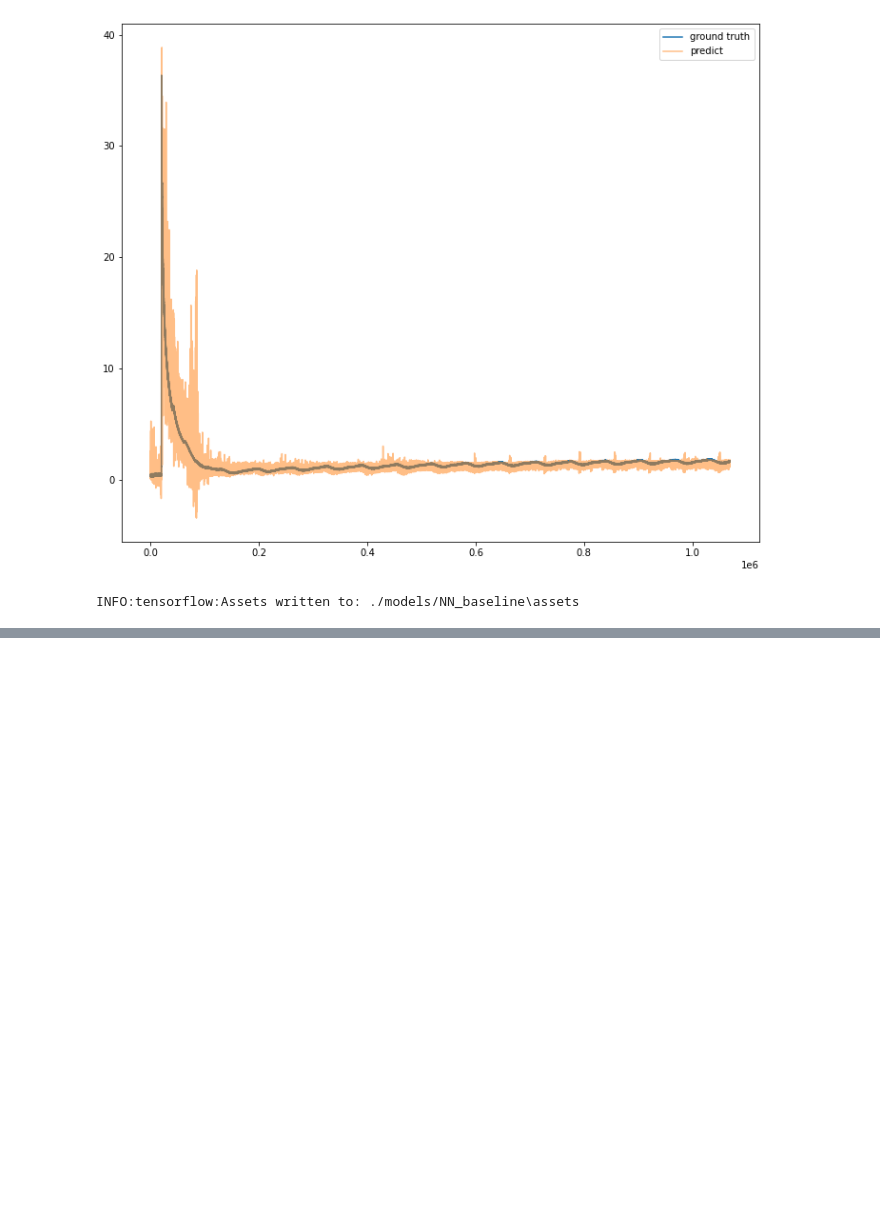
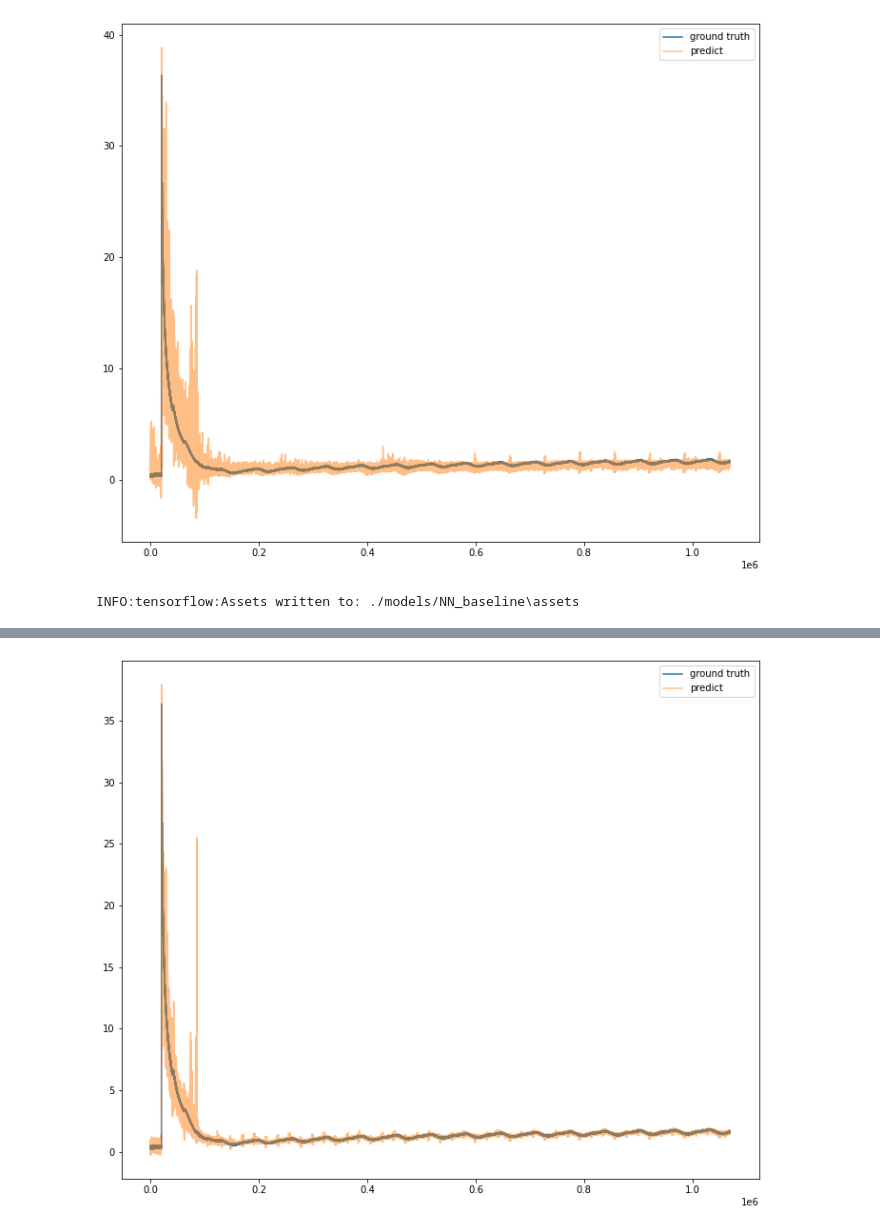
Before and after one commit to chen-xin-94/trelleborg, a Jupyter notebook: Training_NN.ipynb, the cells around one changed output, grey strips where cells are left out. Saved outputs shown, nothing was run; the diff lists cells and outputs as text; code cells hidden in the pictures; blank space fills up the shorter version.

```diff
--- a/Training_NN.ipynb
+++ b/Training_NN.ipynb
@@ -290,0 +374,6 @@ def baseline_model():
+# %%
+# predictioin vs ground truth in one plot
+%matplotlib inline
+plot_gt_pre_overlap(y,y_)
+# %% [output]
+[figure, added]
```
Also changed, not shown: parts of 32 cells of this notebook.
